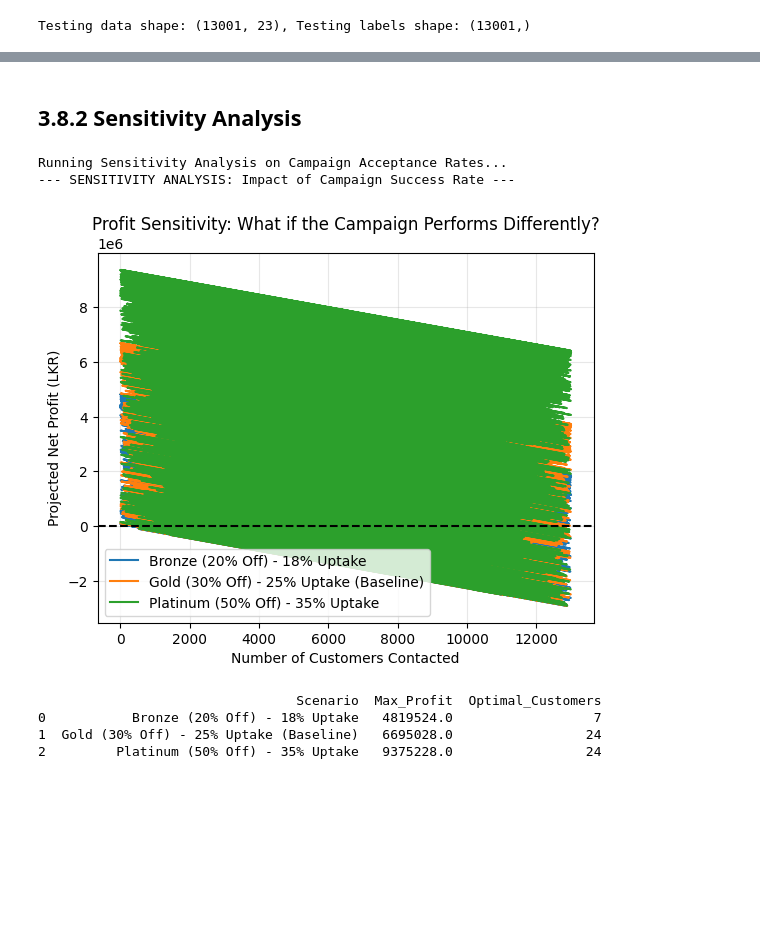
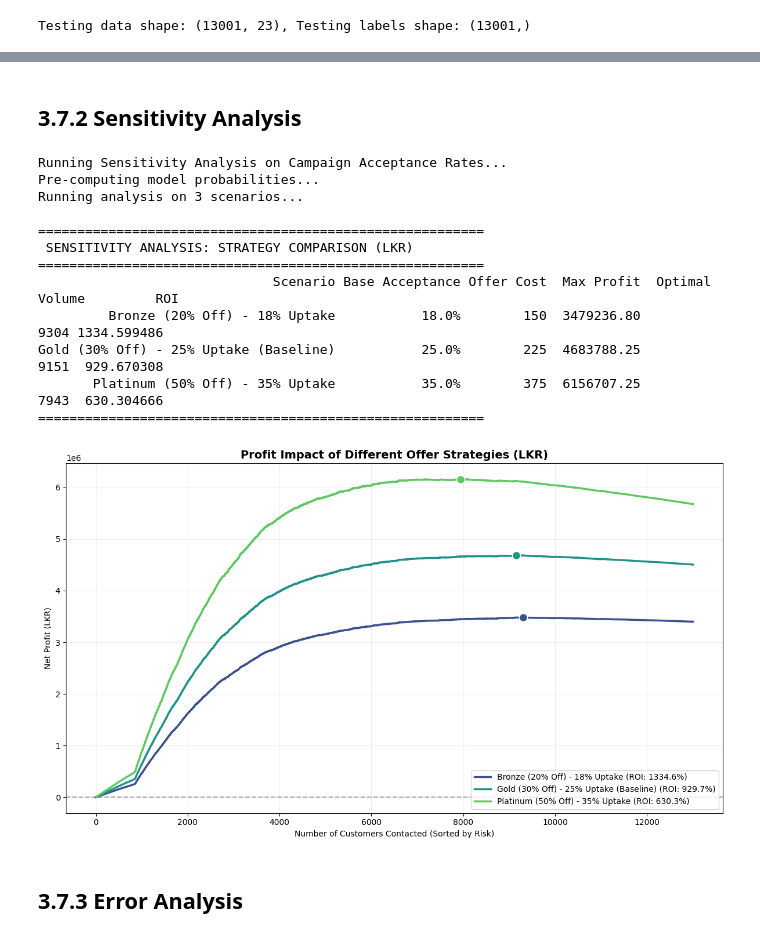
Before and after one commit to tejakusumah-y2008hub/telco-customer-churn-prediction, a Jupyter notebook: notebooks/3.0-yusuftejakusumah-modeling-and-evaluation.ipynb, the cells around one changed output, grey strips where cells are left out. Cells and saved outputs as stored; diff of their text form; code cells hidden in the pictures; blank space fills up the shorter version.

Commit message:
Sensitivity & Error Analyses on the selected model

```diff
--- a/notebooks/3.0-yusuftejakusumah-modeling-and-evaluation.ipynb
+++ b/notebooks/3.0-yusuftejakusumah-modeling-and-evaluation.ipynb
@@ -505,0 +496,27 @@ Best Parameters:
+# %%
+# Clean up parameters
+final_lr_params = {
+        'C': float(best_params['C']),
+        'max_iter': int(best_params['max_iter']),
+        'solver': best_params['solver'],
+        # Set these manually
+        'penalty': 'elasticnet',
+        'l1_ratio': float(best_params['l1_ratio']),
+        'class_weight': 'balanced',
+        'random_state': 42,
+        'n_jobs': -1
+        }
+
+# Building a Pipeline and Modeling with the Best Parameters
+final_lr_model = ImbPipeline([
+        # Not using SimpleImputer
+        # We impute missing values not automatically using Decision Tree or else
+        # To make sure we fill NaNs more wisely
+        ('scaler', StandardScaler()),
+        ('yeo_johnson', PowerTransformer(method='yeo-johnson')), # LR assumes data is normally distributed
+        # ('smote', SMOTE(sampling_strategy=best_params['smote_ration'], random_state=42)),
+        ('classifier', LogisticRegression(**final_lr_params))
+        ])
+
+# Fit on full training data
+final_lr_model.fit(X_train, y_train)
@@ -750,30 +825,38 @@ weighted avg       0.87      0.79      0.80     13001
 # %% [markdown]
-## 3.8.2 Sensitivity Analysis
+## 3.7.2 Sensitivity Analysis
 # %%
 # Sensitivity Analysis
 # Define scenarios with specific Costs and Acceptance Rates
 scenarios = [
     # SCENARIO A: The "Bronze" Offer (20% Off)
     # Cheaper (Rs. 150) but low acceptance (18%)
     {'rate': 0.18, 'cost': 150, 'label': 'Bronze (20% Off) - 18% Uptake'},
 
     # SCENARIO B: The "Gold" Offer (30% Off) - THE CHOSEN STRATEGY
     # Balanced Cost (Rs. 225) and good acceptance (25%)
     {'rate': 0.25, 'cost': 225, 'label': 'Gold (30% Off) - 25% Uptake (Baseline)'},
 
     # SCENARIO C: The "Platinum" Offer (50% Off)
     # Expensive (Rs. 375) but high acceptance (35%)
     {'rate': 0.35, 'cost': 375, 'label': 'Platinum (50% Off) - 35% Uptake'}
 ]
 print("Running Sensitivity Analysis on Campaign Acceptance Rates...")
-run_sensitivity_analysis(final_model, X_test, y_test, scenarios=scenarios,
-                         ltv=LTV_LKR, cost_offer=COST_OFFER_LKR,
-                         cost_contact=COST_CONTACT_LKR, currency="LKR")
+run_sensitivity_analysis(final_xgb_model, X_test, y_test, scenarios=scenarios,
+                         ltv=LTV_LKR, cost_contact=COST_CONTACT_LKR, currency="LKR",
+                         high_risk_threshold=0.9, high_risk_decay=0.2)
 # %% [output]
 Running Sensitivity Analysis on Campaign Acceptance Rates...
---- SENSITIVITY ANALYSIS: Impact of Campaign Success Rate ---
+Pre-computing model probabilities...
+Running analysis on 3 scenarios...
+
+=========================================================
+ SENSITIVITY ANALYSIS: STRATEGY COMPARISON (LKR)
+=========================================================
+                              Scenario Base Acceptance Offer Cost  Max Profit  Optimal Volume         ROI
+         Bronze (20% Off) - 18% Uptake           18.0%        150  3479236.80            9304 1334.599486
+Gold (30% Off) - 25% Uptake (Baseline)           25.0%        225  4683788.25            9151  929.670308
+       Platinum (50% Off) - 35% Uptake           35.0%        375  6156707.25            7943  630.304666
+=========================================================
-[figure, old version]
+[figure, new version]
-                                 Scenario  Max_Profit  Optimal_Customers
-0           Bronze (20% Off) - 18% Uptake   4819524.0                  7
-1  Gold (30% Off) - 25% Uptake (Baseline)   6695028.0                 24
-2         Platinum (50% Off) - 35% Uptake   9375228.0                 24
+# %% [markdown]
+## 3.7.3 Error Analysis
```
Also changed, not shown: parts of 47 cells of this notebook.
